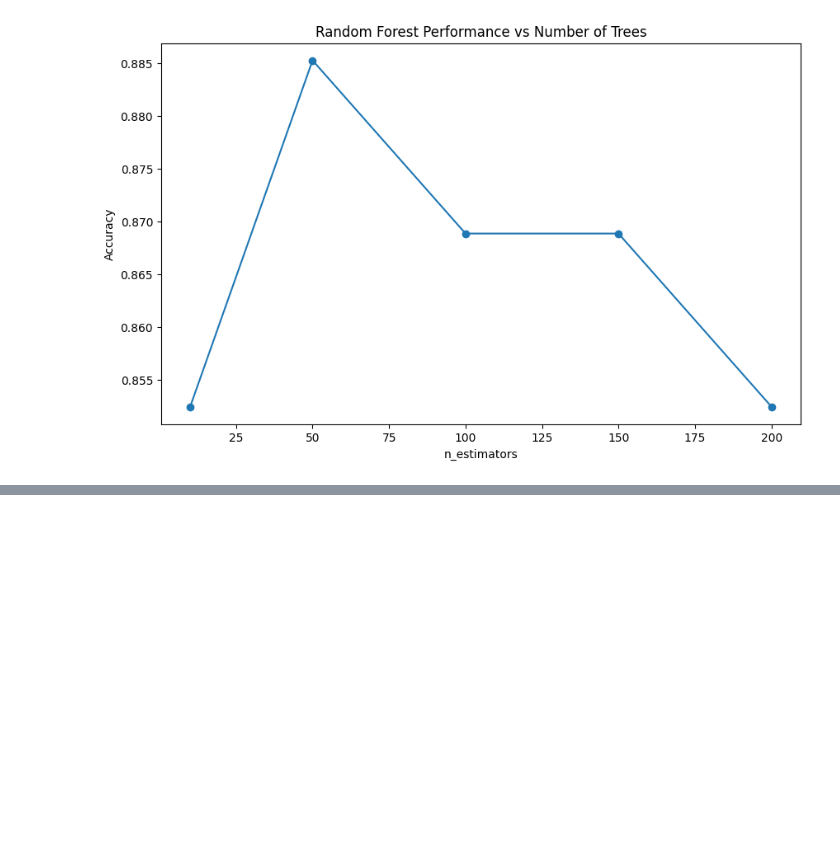
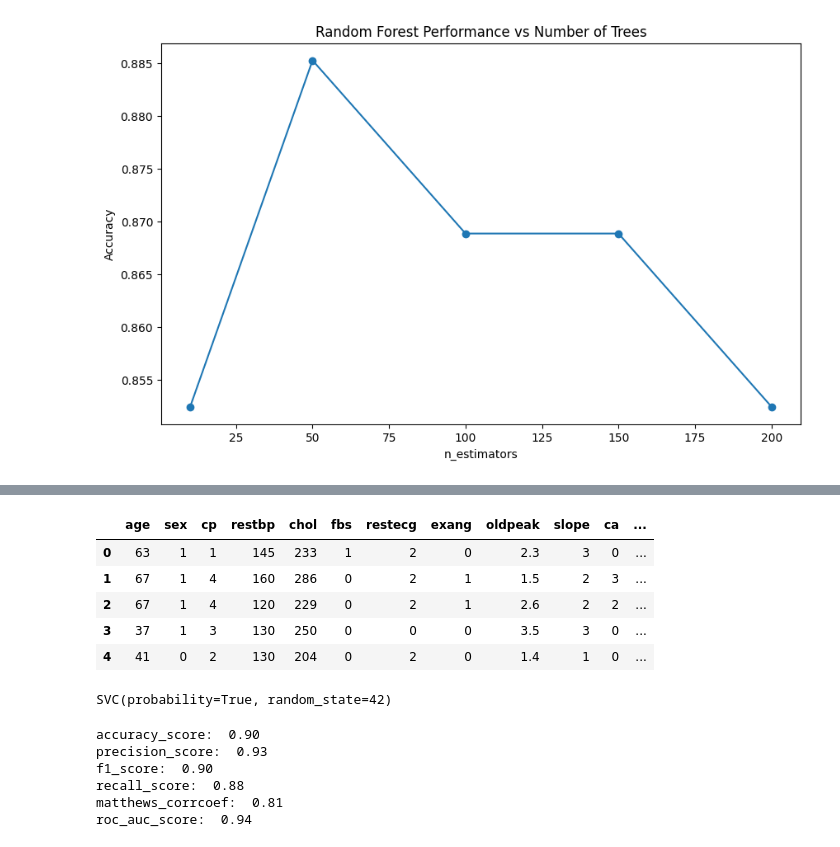
Before and after one commit to theenesh7073/ML_Lab, a Jupyter notebook: random forest/rf.ipynb, the cells around one changed output, grey strips where cells are left out. Saved outputs shown, nothing was run; the diff lists cells and outputs as text; code cells hidden in the pictures; blank space fills up the shorter version.

```diff
--- a/random forest/rf.ipynb
+++ b/random forest/rf.ipynb
@@ -104,6 +104,9 @@ ca          0
 thal        0
 Diseased    0
 dtype: int64
+# %%
+data['thal'] = data['thal'].astype('int64')
+data['ca'] = data['ca'].astype('int64')
 # %%
 data.info()
 # %% [output]
@@ -279,0 +310,5 @@ n_estimators: 200, Accuracy: 0.8525
+# %%
+columns_to_remove = ['thalach']
+data_reduced = data.drop(columns=columns_to_remove)
+x = data_reduced.iloc[:, :-1].values
+y = data_reduced.iloc[:, -1].values
@@ -279,0 +317,9 @@ n_estimators: 200, Accuracy: 0.8525
+# %%
+data_reduced.head()
+# %% [output]
+|  | age | sex | cp | restbp | chol | fbs | restecg | exang | oldpeak | slope | ca | ... |
+| 0 | 63 | 1 | 1 | 145 | 233 | 1 | 2 | 0 | 2.3 | 3 | 0 | ... |
+| 1 | 67 | 1 | 4 | 160 | 286 | 0 | 2 | 1 | 1.5 | 2 | 3 | ... |
+| 2 | 67 | 1 | 4 | 120 | 229 | 0 | 2 | 1 | 2.6 | 2 | 2 | ... |
+| 3 | 37 | 1 | 3 | 130 | 250 | 0 | 0 | 0 | 3.5 | 3 | 0 | ... |
+| 4 | 41 | 0 | 2 | 130 | 204 | 0 | 2 | 0 | 1.4 | 1 | 0 | ... |
@@ -279,0 +328,5 @@ n_estimators: 200, Accuracy: 0.8525
+# %%
+svmclassifier=SVC(kernel='rbf',probability=True,random_state=42)
+svmclassifier.fit(xtrain,ytrain)
+# %% [output]
+SVC(probability=True, random_state=42)
@@ -279,0 +336,14 @@ n_estimators: 200, Accuracy: 0.8525
+# %%
+print(f"accuracy_score: {accuracy_score(ytest,ypred): 0.2f}")
+print(f"precision_score: {precision_score(ytest,ypred): 0.2f}")
+print(f"f1_score: {f1_score(ytest,ypred): 0.2f}")
+print(f"recall_score: {recall_score(ytest,ypred): 0.2f}")
+print(f"matthews_corrcoef: {matthews_corrcoef(ytest,ypred): 0.2f}")
+print(f"roc_auc_score: {roc_auc_score(ytest,yprob): 0.2f}")
+# %% [output]
+accuracy_score:  0.90
+precision_score:  0.93
+f1_score:  0.90
+recall_score:  0.88
+matthews_corrcoef:  0.81
+roc_auc_score:  0.94
```
Also changed, not shown: parts of 18 cells of this notebook.
